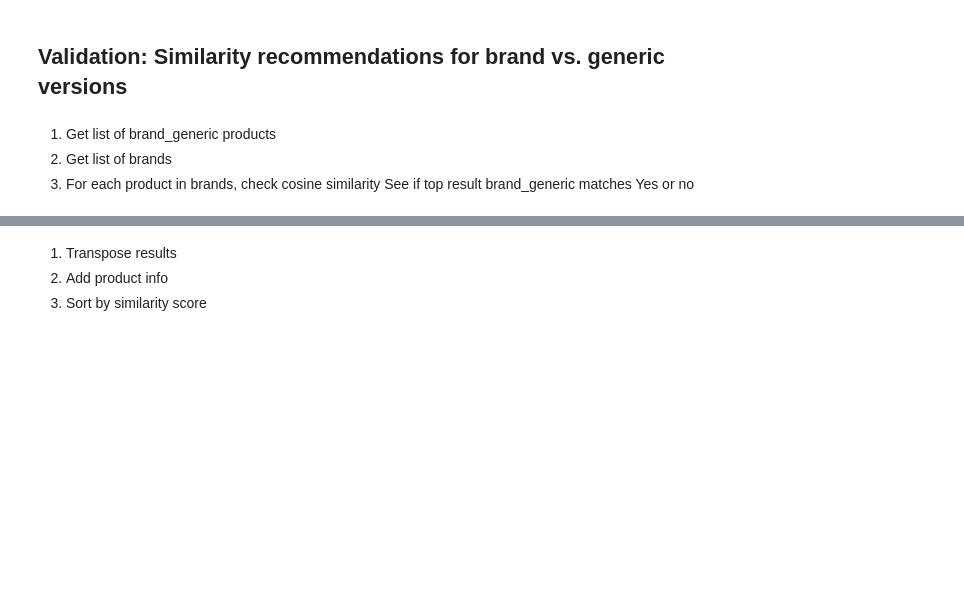
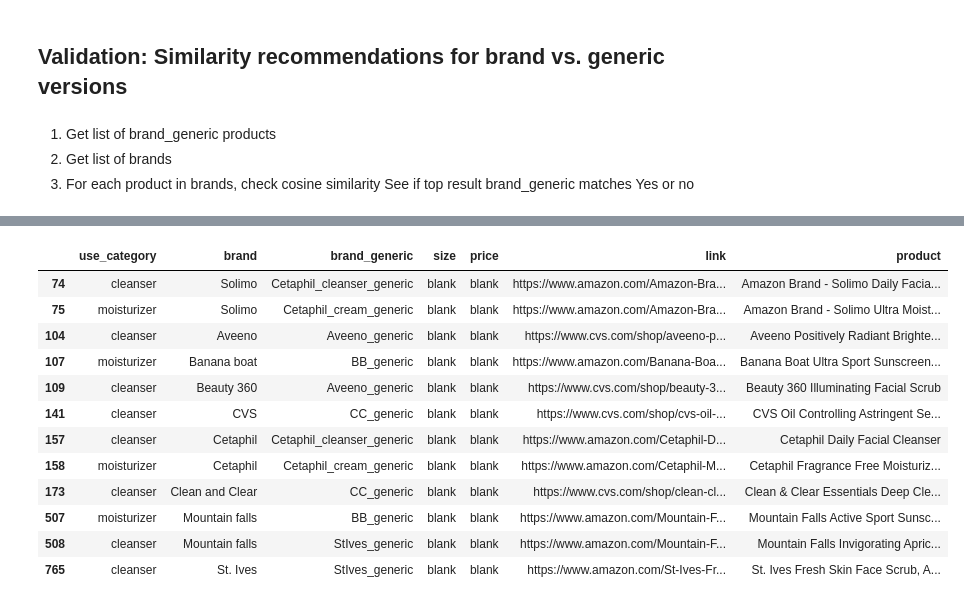
Before and after one commit to paulqsims/insight_project, a Jupyter notebook: notebooks/3_analysis.ipynb, the cells around one changed output, grey strips where cells are left out. Saved outputs shown, nothing was run; the diff lists cells and outputs as text; code cells hidden in the pictures; blank space fills up the shorter version.

```diff
--- a/notebooks/3_analysis.ipynb
+++ b/notebooks/3_analysis.ipynb
@@ -83,7 +84,3 @@ brand_gen_labels = (
 
 brand_names = ['Aveeno','Banana boat','Cetaphil','Clean and Clear',
                'St. Ives']
-# %%
-# Create new column of brand + brand_generic for unique value for each brand
-
-df_tsvd_full['item_id'] = df_tsvd_full['brand']+df_tsvd_full['brand_generic']
@@ -128,4 +87,27 @@ df_tsvd_full_features.loc[test2,:]
-# %% [markdown]
-1. Transpose results
-2. Add product info
-3. Sort by similarity score
+# %%
+# Extract df of brand_generic products for comparison to similarity output
+
+# Get columns of product info only
+df_brand_gen = (
+    df_tsvd_full[df_tsvd_full.columns.intersection(prod_info)].copy()
+)
+
+# Add product
+df_brand_gen['product'] = df_tsvd_full['product']
+
+# Filter out only brand_generic products
+df_brand_gen = df_brand_gen.query('brand_generic == @brand_gen_labels')
+# %% [output]
+|  | use_category | brand | brand_generic | size | price | link | product |
+| 74 | cleanser | Solimo | Cetaphil_cleanser_generic | blank | blank | https://www.amazon.com/Amazon-Bra... | Amazon Brand - Solimo Daily Facia... |
+| 75 | moisturizer | Solimo | Cetaphil_cream_generic | blank | blank | https://www.amazon.com/Amazon-Bra... | Amazon Brand - Solimo Ultra Moist... |
+| 104 | cleanser | Aveeno | Aveeno_generic | blank | blank | https://www.cvs.com/shop/aveeno-p... | Aveeno Positively Radiant Brighte... |
+| 107 | moisturizer | Banana boat | BB_generic | blank | blank | https://www.amazon.com/Banana-Boa... | Banana Boat Ultra Sport Sunscreen... |
+| 109 | cleanser | Beauty 360 | Aveeno_generic | blank | blank | https://www.cvs.com/shop/beauty-3... | Beauty 360 Illuminating Facial Scrub |
+| 141 | cleanser | CVS | CC_generic | blank | blank | https://www.cvs.com/shop/cvs-oil-... | CVS Oil Controlling Astringent Se... |
+| 157 | cleanser | Cetaphil | Cetaphil_cleanser_generic | blank | blank | https://www.amazon.com/Cetaphil-D... | Cetaphil Daily Facial Cleanser |
+| 158 | moisturizer | Cetaphil | Cetaphil_cream_generic | blank | blank | https://www.amazon.com/Cetaphil-M... | Cetaphil Fragrance Free Moisturiz... |
+| 173 | cleanser | Clean and Clear | CC_generic | blank | blank | https://www.cvs.com/shop/clean-cl... | Clean & Clear Essentials Deep Cle... |
+| 507 | moisturizer | Mountain falls | BB_generic | blank | blank | https://www.amazon.com/Mountain-F... | Mountain Falls Active Sport Sunsc... |
+| 508 | cleanser | Mountain falls | StIves_generic | blank | blank | https://www.amazon.com/Mountain-F... | Mountain Falls Invigorating Apric... |
+| 765 | cleanser | St. Ives | StIves_generic | blank | blank | https://www.amazon.com/St-Ives-Fr... | St. Ives Fresh Skin Face Scrub, A... |
```
Also changed, not shown: parts of 30 cells of this notebook.
